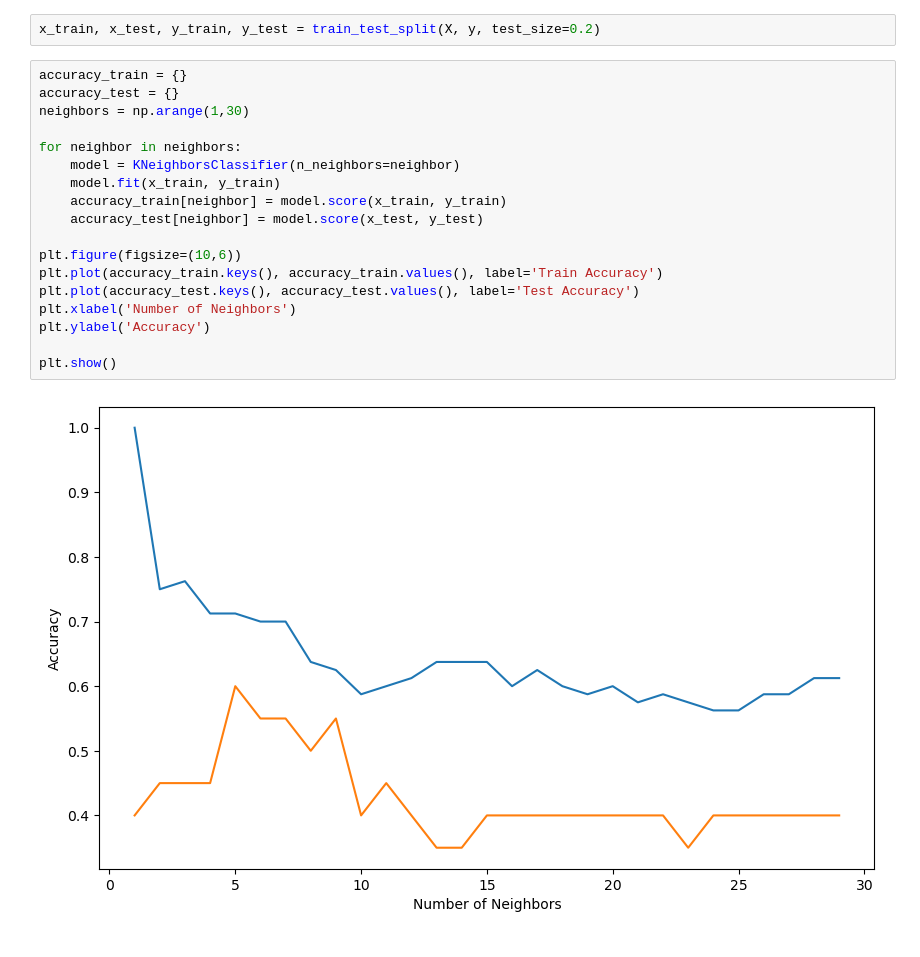
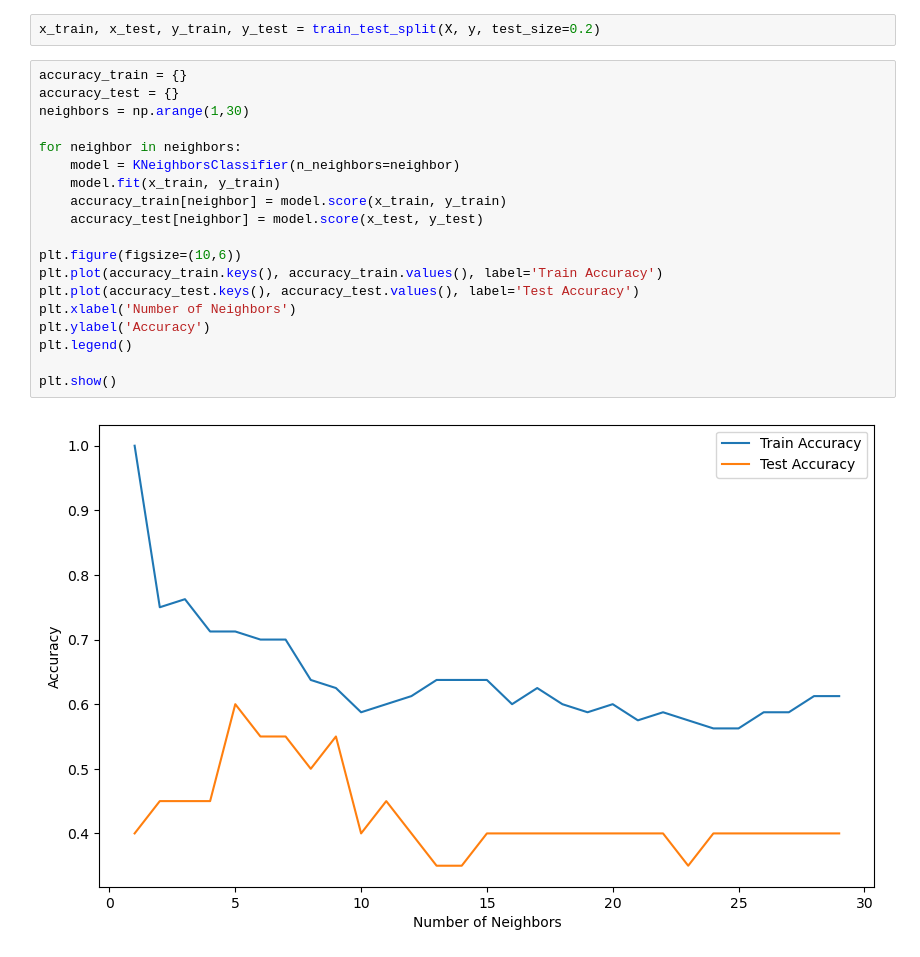
Before and after one commit to sinahyousefi/Titanic---project, a Jupyter notebook: knn.ipynb, the cells around one changed output. Saved outputs shown, nothing was run; the diff lists cells and outputs as text.

```diff
--- a/knn.ipynb
+++ b/knn.ipynb
@@ -18,20 +18,21 @@ x_train, x_test, y_train, y_test = train_test_split(X, y, test_size=0.2)
 # %%
 accuracy_train = {}
 accuracy_test = {}
 neighbors = np.arange(1,30)
 
 for neighbor in neighbors:
     model = KNeighborsClassifier(n_neighbors=neighbor)
     model.fit(x_train, y_train)
     accuracy_train[neighbor] = model.score(x_train, y_train)
     accuracy_test[neighbor] = model.score(x_test, y_test)
 
 plt.figure(figsize=(10,6))
 plt.plot(accuracy_train.keys(), accuracy_train.values(), label='Train Accuracy')
 plt.plot(accuracy_test.keys(), accuracy_test.values(), label='Test Accuracy')
 plt.xlabel('Number of Neighbors')
 plt.ylabel('Accuracy')
+plt.legend()
 
 plt.show()
 # %% [output]
-[figure, old version]
+[figure, new version]
```
